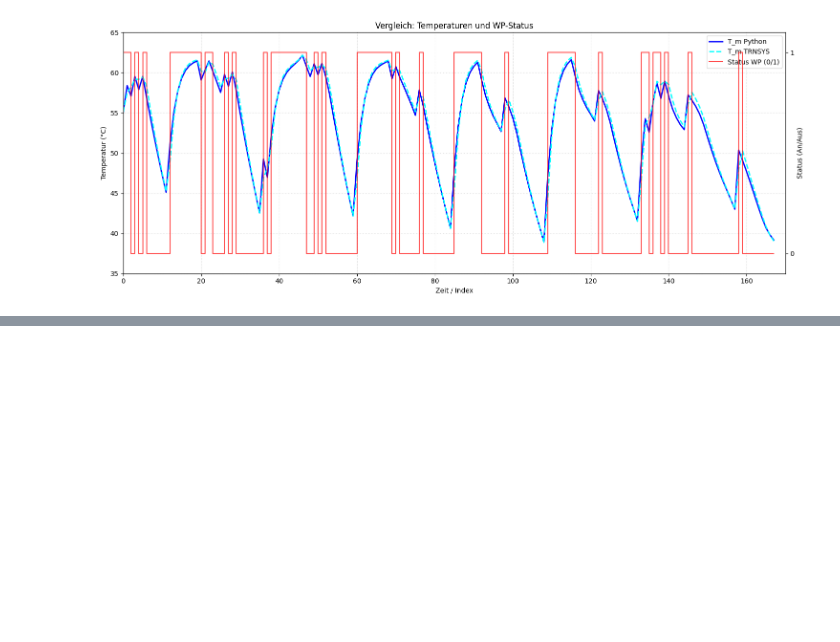
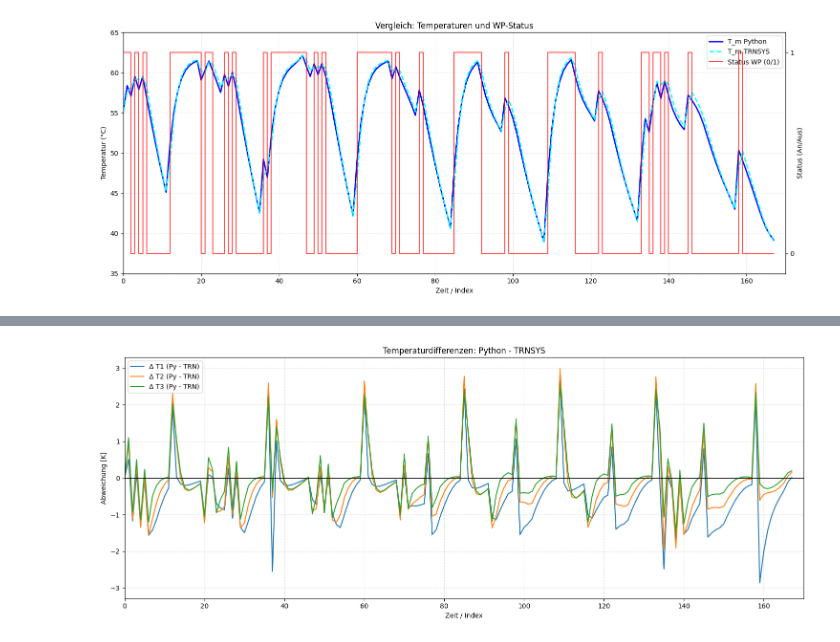
Before and after one commit to choffma8/masterprojektWaermespeicher, a Jupyter notebook: modellierungKonstanterVolumenspeicher.ipynb, the cells around one changed output, grey strips where cells are left out. Cells and saved outputs as stored; diff of their text form; code cells hidden in the pictures; blank space fills up the shorter version.

Commit message:
Darstellung Differenzen

```diff
--- a/modellierungKonstanterVolumenspeicher.ipynb
+++ b/modellierungKonstanterVolumenspeicher.ipynb
@@ -525,0 +586,34 @@ plt.show()
+# %%
+# Berechnung der Differenzen (Python - TRNSYS)
+diff1 = output_pypsa['T1_python'] - TRNSYSdata['T_1']
+diff2 = output_pypsa['T2_python'] - TRNSYSdata['T_2']
+diff3 = output_pypsa['T3_python'] - TRNSYSdata['T_3']
+
+# Erstelle Figur
+fig, ax = plt.subplots(figsize=(15, 6))
+
+# Plotten der Differenzen
+ax.plot(output_pypsa.index, diff1, label='Δ T1 (Py - TRN)', linewidth=1.5)
+ax.plot(output_pypsa.index, diff2, label='Δ T2 (Py - TRN)', linewidth=1.5)
+ax.plot(output_pypsa.index, diff3, label='Δ T3 (Py - TRN)', linewidth=1.5)
+
+# Null-Linie als Referenz (Zentrum)
+ax.axhline(0, color='black', linewidth=1.2, linestyle='-')
+
+# Achseneinstellungen
+ax.set_title('Temperaturdifferenzen: Python - TRNSYS')
+ax.set_xlabel('Zeit / Index')
+ax.set_ylabel('Abweichung [K]')
+ax.set_xlim(0, 170)
+
+# Symmetrische Y-Achse für Null in der Mitte
+limit = max(abs(diff1).max(), abs(diff2).max(), abs(diff3).max()) * 1.1
+ax.set_ylim(-limit, limit)
+
+ax.grid(True, linestyle=':', alpha=0.7)
+ax.legend()
+
+plt.tight_layout()
+plt.show()
+# %% [output]
+[figure, added]
```
Also changed, not shown: parts of 10 cells of this notebook, 7 other files.
